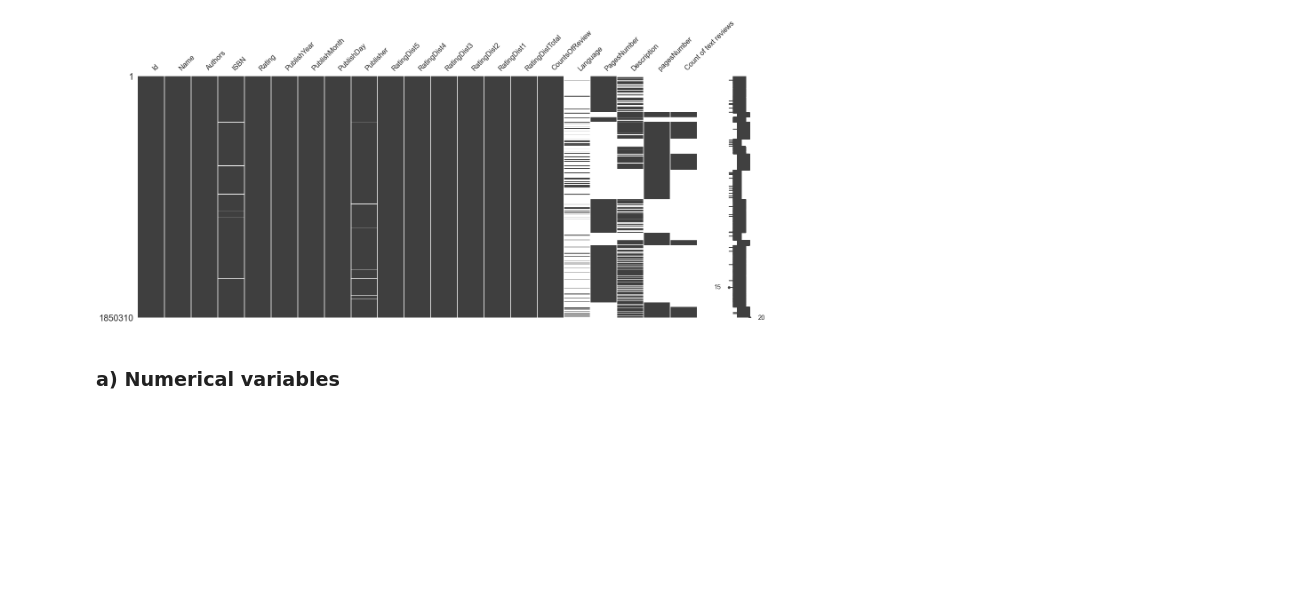
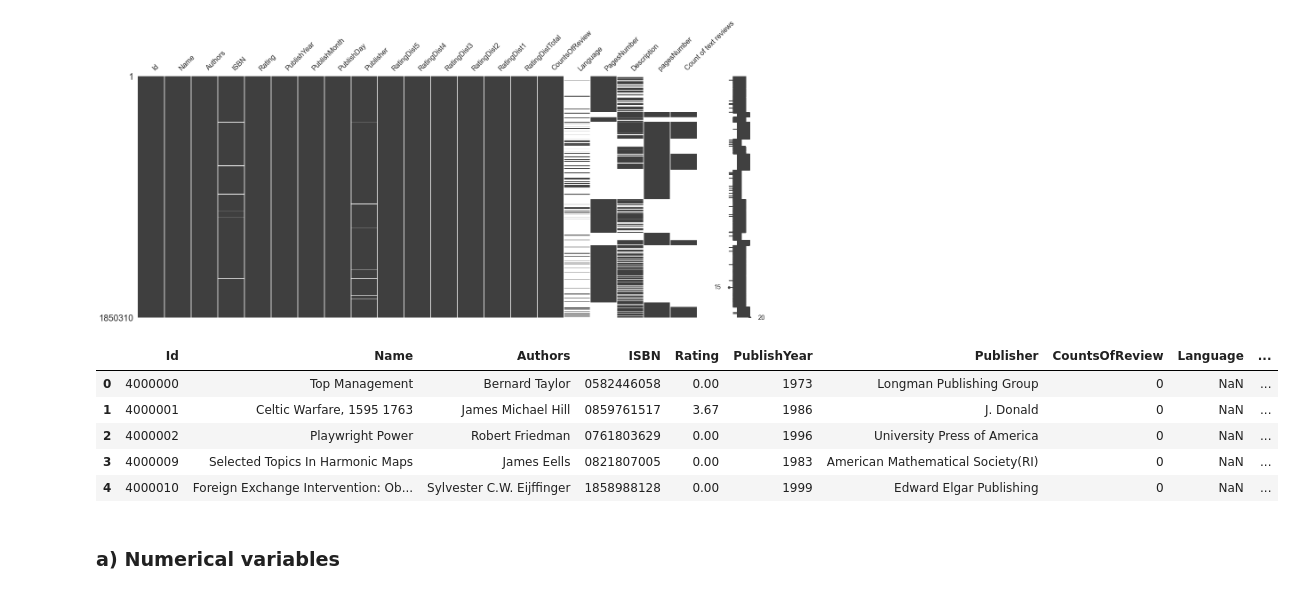
Before and after one commit to cecilegltslmcs/recommender_sys_books, a Jupyter notebook: P7_01_notebookcleaning.ipynb, the cells around one changed output. Cells and saved outputs as stored; diff of their text form; code cells hidden in the pictures; blank space fills up the shorter version.

```diff
--- a/P7_01_notebookcleaning.ipynb
+++ b/P7_01_notebookcleaning.ipynb
@@ -43,7 +43,7 @@ msno.matrix(merged_books)
 <AxesSubplot:>
 [figure]
 # %%
-merged_books["NumberOfPages"] = merged_books["PagesNumber"] + merged_books["pagesNumber"]
+merged_books["NumberOfPages"] = merged_books["PagesNumber"].fillna(0) + merged_books["pagesNumber"].fillna(0)
 # %%
 # deleting columns abouut publish day, month and ratingdists
 merged_books.drop(["PublishMonth", "PublishDay",
@@ -53,6 +53,15 @@ merged_books.drop(["PublishMonth", "PublishDay",
                    "RatingDistTotal", "PagesNumber",
                    "pagesNumber"], axis=1,
                    inplace=True)
+# %%
+merged_books.head()
+# %% [output]
+|  | Id | Name | Authors | ISBN | Rating | PublishYear | Publisher | CountsOfReview | Language | ... |
+| 0 | 4000000 | Top Management | Bernard Taylor | 0582446058 | 0.00 | 1973 | Longman Publishing Group | 0 | NaN | ... |
+| 1 | 4000001 | Celtic Warfare, 1595 1763 | James Michael Hill | 0859761517 | 3.67 | 1986 | J. Donald | 0 | NaN | ... |
+| 2 | 4000002 | Playwright Power | Robert Friedman | 0761803629 | 0.00 | 1996 | University Press of America | 0 | NaN | ... |
+| 3 | 4000009 | Selected Topics In Harmonic Maps | James Eells | 0821807005 | 0.00 | 1983 | American Mathematical Society(RI) | 0 | NaN | ... |
+| 4 | 4000010 | Foreign Exchange Intervention: Ob... | Sylvester C.W. Eijffinger | 1858988128 | 0.00 | 1999 | Edward Elgar Publishing | 0 | NaN | ... |
 # %% [markdown]
 ### a) Numerical variables
 # %% [markdown]
```
Also changed, not shown: parts of 1 cell of this notebook.
